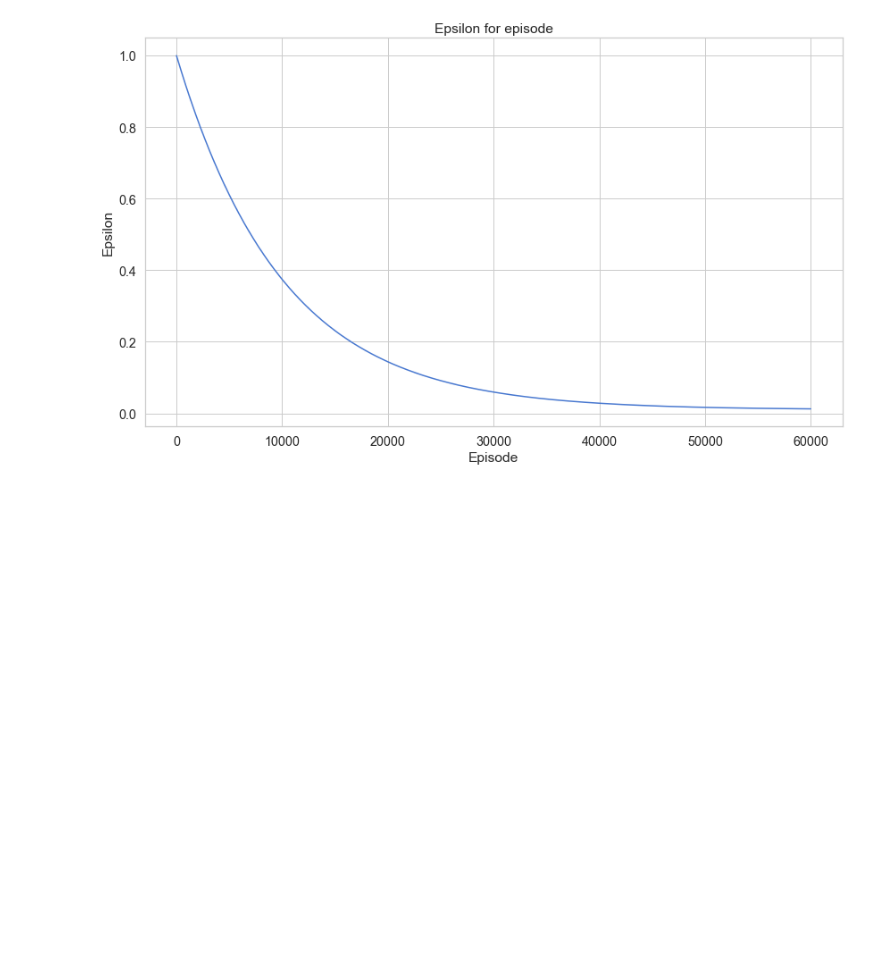
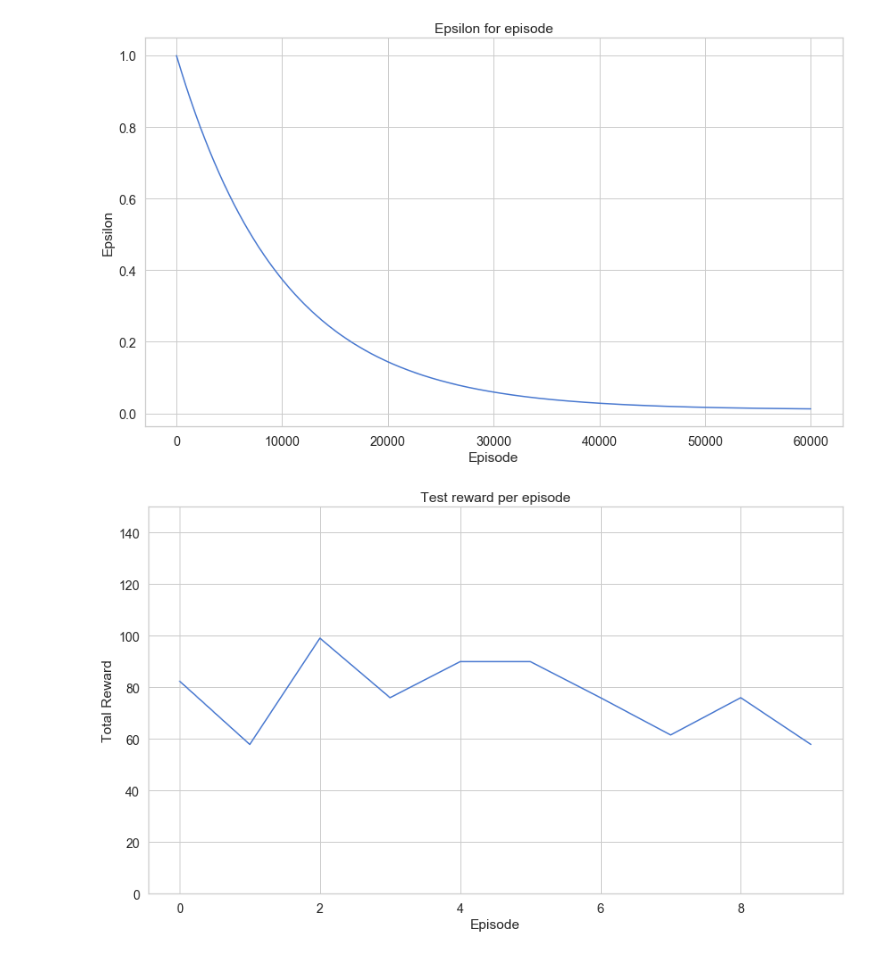
Before and after one commit to fadilparves/q-learning-taxi-driver, a Jupyter notebook: Taxi-Driver.ipynb, the cells around one changed output. Drawn from its saved outputs; the diff is of its cells as text; code cells hidden in the pictures; blank space fills up the shorter version.

Commit message:
done with the training and taxi is working

```diff
--- a/Taxi-Driver.ipynb
+++ b/Taxi-Driver.ipynb
@@ -346,3 +346,41 @@ plt.ylabel("Epsilon")
 # %% [output]
 Text(0, 0.5, 'Epsilon')
 [figure]
+# %%
+frames = []
+rewards = []
+
+for episode in range(total_test_episodes):
+    state = env.reset()
+    episode_rewards = []
+
+    step = 1
+    while True:
+        action = agent.choose_action(explore=False)
+        new_state, reward, done, info = env.step(action)
+        frames.append({
+            'frame': env.render(mode='ansi'),
+            'state': state,
+            'episode': episode + 1,
+            'step': step,
+            'reward': reward
+        })
+
+        episode_rewards.append(reward)
+
+        if done:
+            step = 0
+            break
+        state = new_state
+        step += 1
+    rewards.append(np.mean(episode_rewards))
+
+env.close()
+# %%
+plt.plot(rewards)
+plt.title("Test reward per episode")
+plt.ylim((0, 150))
+plt.xlabel('Episode');
+plt.ylabel('Total Reward');
+# %% [output]
+[figure, added]
```
Also changed, not shown: parts of 1 cell of this notebook.
